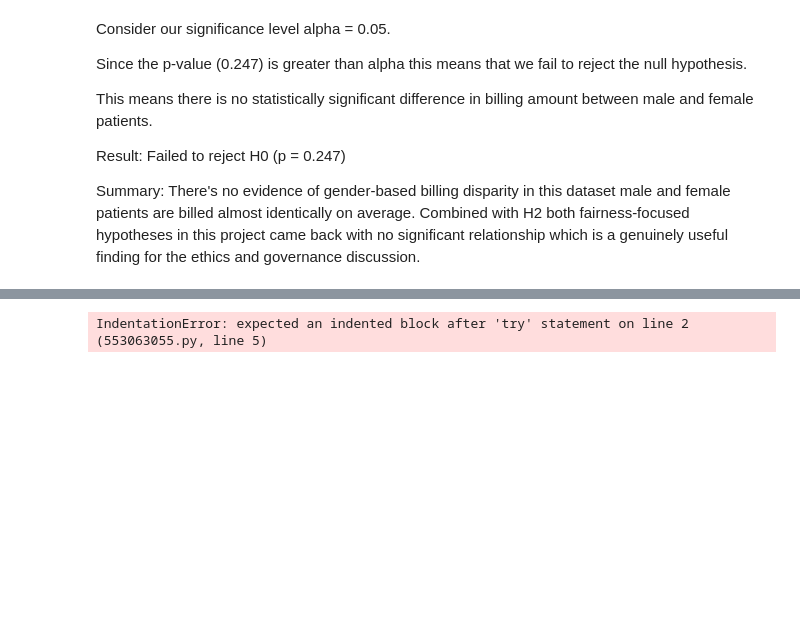
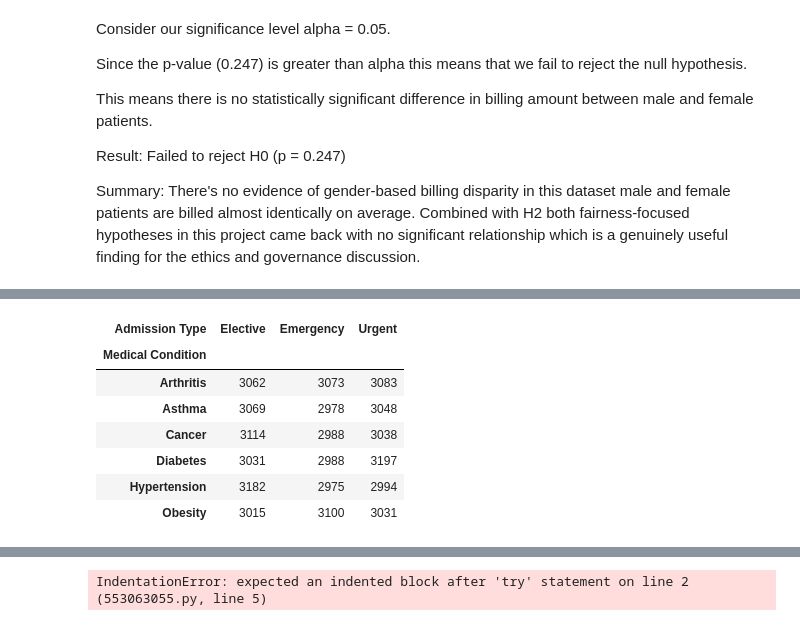
Before and after one commit to navmann99/Healthcare_Analysis, a Jupyter notebook: jupyter_notebooks/02-EDAHypothesisTesting.ipynb, the cells around one changed output, grey strips where cells are left out. Drawn from its saved outputs; the diff is of its cells as text; code cells hidden in the pictures; blank space fills up the shorter version.

```diff
--- a/jupyter_notebooks/02-EDAHypothesisTesting.ipynb
+++ b/jupyter_notebooks/02-EDAHypothesisTesting.ipynb
@@ -310,0 +314,11 @@ Summary: There's no evidence of gender-based billing disparity in this dataset m
+# %%
+pd.crosstab(df['Medical Condition'], df['Admission Type'])
+# %% [output]
+| Admission Type | Elective | Emergency | Urgent |
+| Medical Condition |  |  |  |
+| Arthritis | 3062 | 3073 | 3083 |
+| Asthma | 3069 | 2978 | 3048 |
+| Cancer | 3114 | 2988 | 3038 |
+| Diabetes | 3031 | 2988 | 3197 |
+| Hypertension | 3182 | 2975 | 2994 |
+| Obesity | 3015 | 3100 | 3031 |
```
Also changed, not shown: parts of 5 cells of this notebook.
